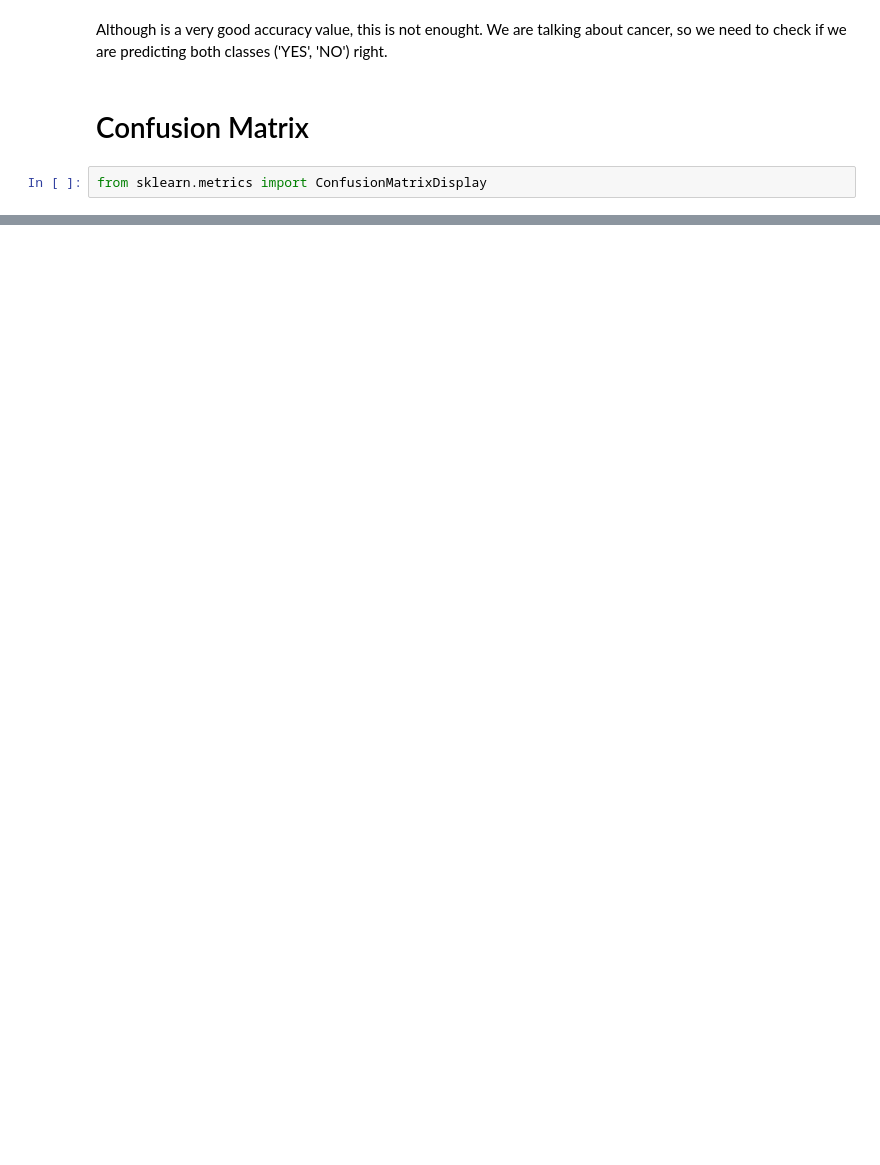
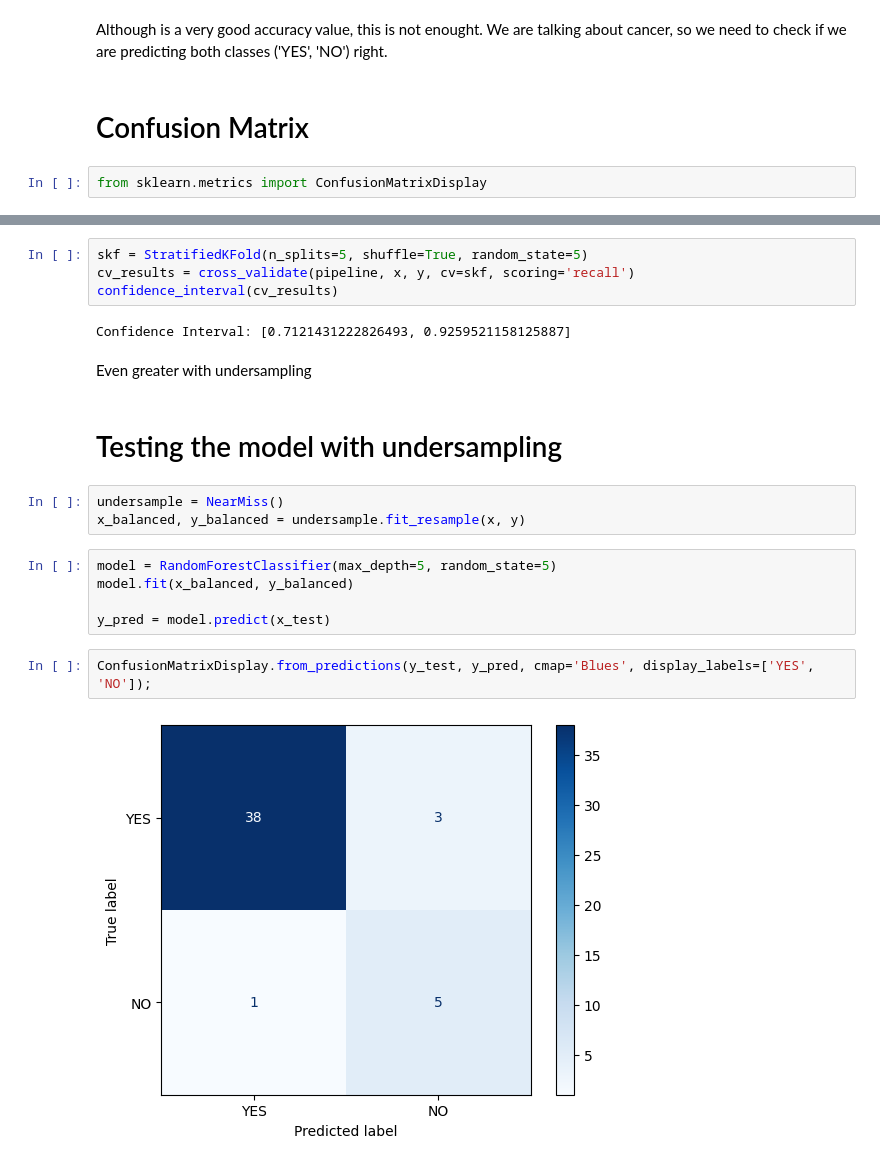
Before and after one commit to gabrielnichio/Validation-Metrics-for-Classifications, a Jupyter notebook: validation_metrics.ipynb, the cells around one changed output, grey strips where cells are left out. Drawn from its saved outputs; the diff is of its cells as text; blank space fills up the shorter version.

Commit message:
Inserting confidence interval and balancing techniques

```diff
--- a/validation_metrics.ipynb
+++ b/validation_metrics.ipynb
@@ -108,0 +204,22 @@ ConfusionMatrixDisplay.from_predictions(y_val, y_pred, cmap='Blues');
+# %%
+skf = StratifiedKFold(n_splits=5, shuffle=True, random_state=5)
+cv_results = cross_validate(pipeline, x, y, cv=skf, scoring='recall')
+confidence_interval(cv_results)
+# %% [output]
+Confidence Interval: [0.7121431222826493, 0.9259521158125887]
+# %% [markdown]
+Even greater with undersampling
+# %% [markdown]
+# Testing the model with undersampling
+# %%
+undersample = NearMiss()
+x_balanced, y_balanced = undersample.fit_resample(x, y)
+# %%
+model = RandomForestClassifier(max_depth=5, random_state=5)
+model.fit(x_balanced, y_balanced)
+
+y_pred = model.predict(x_test)
+# %%
+ConfusionMatrixDisplay.from_predictions(y_test, y_pred, cmap='Blues', display_labels=['YES', 'NO']);
+# %% [output]
+[figure, added]
```
Also changed, not shown: parts of 27 cells of this notebook.
